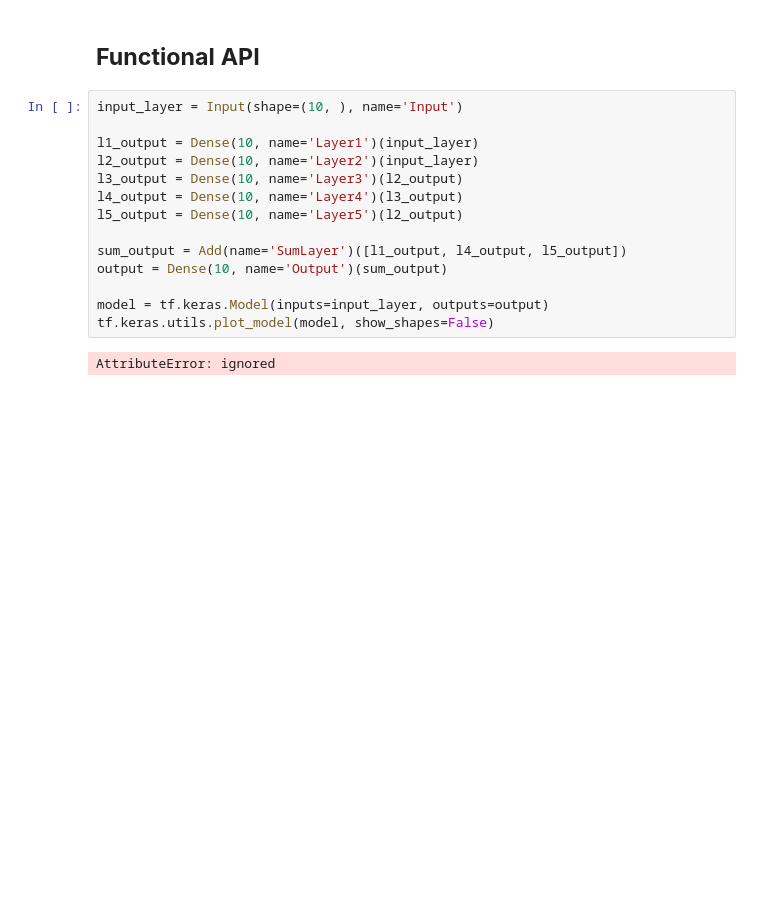
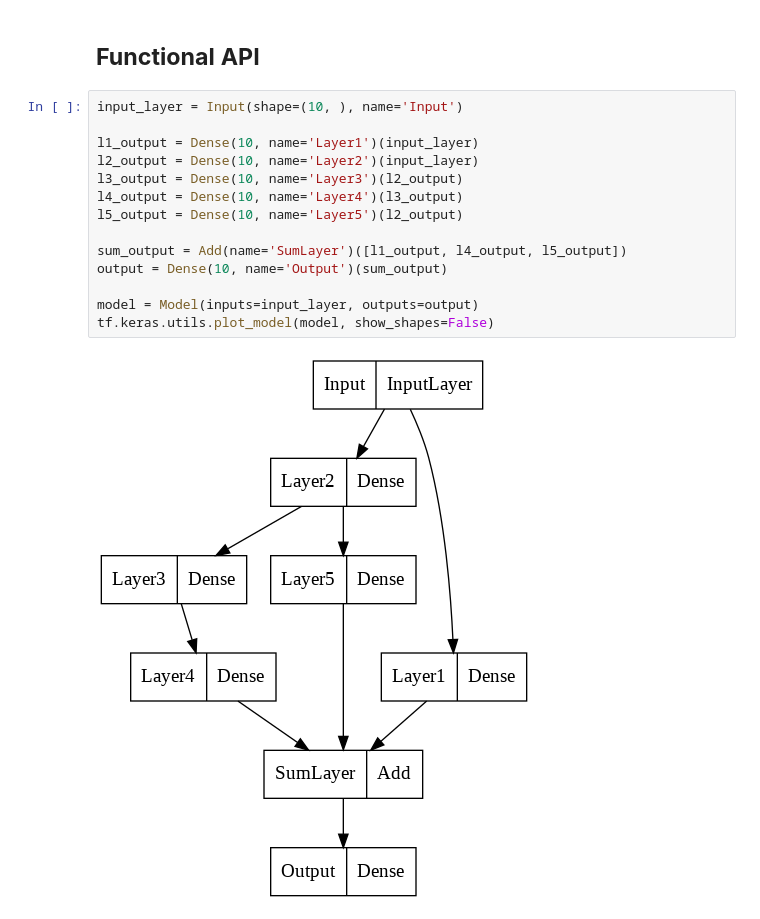
Before and after one commit to MagicMoleMM/ML, a Jupyter notebook: TF_3.ipynb, the cells around one changed output. Saved outputs shown, nothing was run; the diff lists cells and outputs as text; blank space fills up the shorter version.

```diff
--- a/TF_3.ipynb
+++ b/TF_3.ipynb
@@ -114,16 +115,16 @@ tf.keras.utils.plot_model(model, show_shapes=True)
 # %%
 input_layer = Input(shape=(10, ), name='Input')
 
 l1_output = Dense(10, name='Layer1')(input_layer)
 l2_output = Dense(10, name='Layer2')(input_layer)
 l3_output = Dense(10, name='Layer3')(l2_output)
 l4_output = Dense(10, name='Layer4')(l3_output)
 l5_output = Dense(10, name='Layer5')(l2_output)
 
 sum_output = Add(name='SumLayer')([l1_output, l4_output, l5_output])
 output = Dense(10, name='Output')(sum_output)
 
-model = tf.keras.Model(inputs=input_layer, outputs=output)
+model = Model(inputs=input_layer, outputs=output)
 tf.keras.utils.plot_model(model, show_shapes=False)
 # %% [output]
-AttributeError: ignored
+[figure, added]
```
Also changed, not shown: parts of 1 cell of this notebook.
